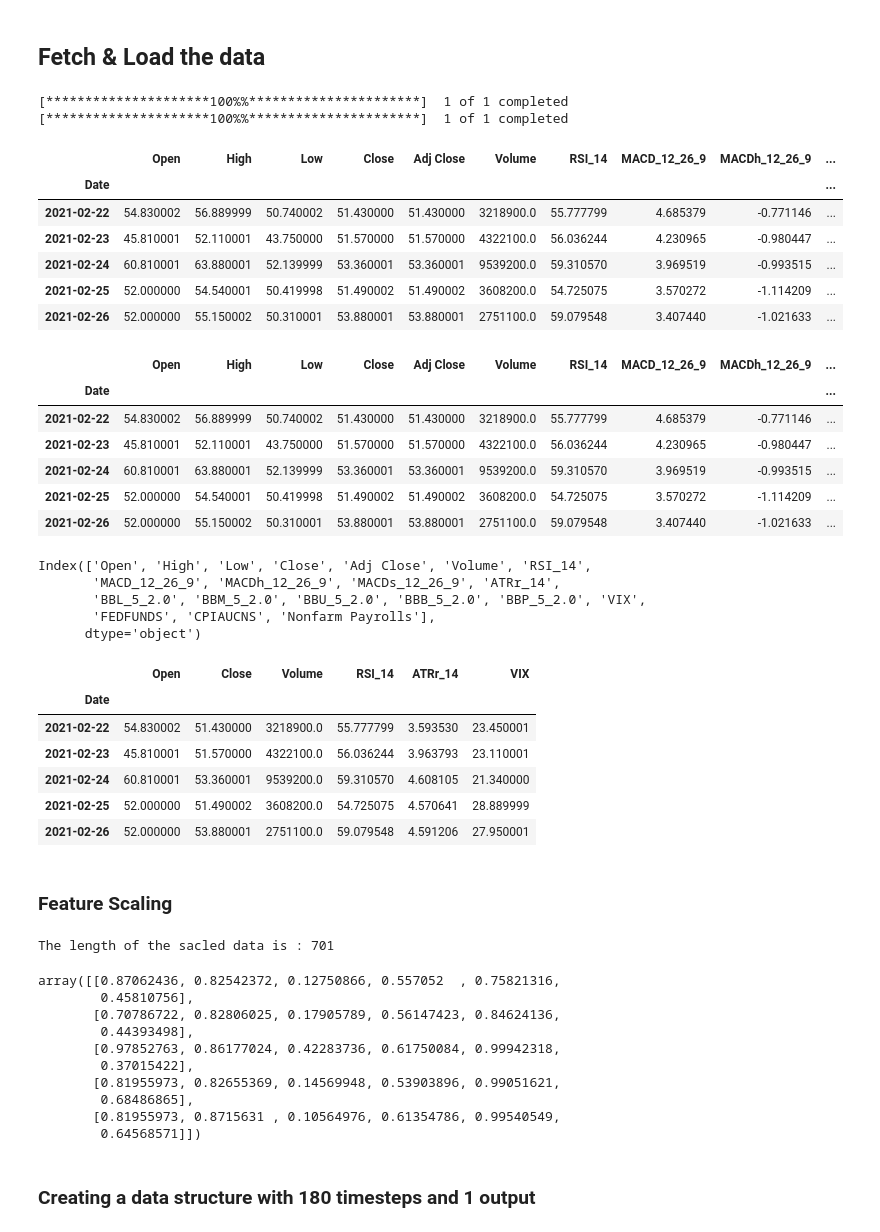
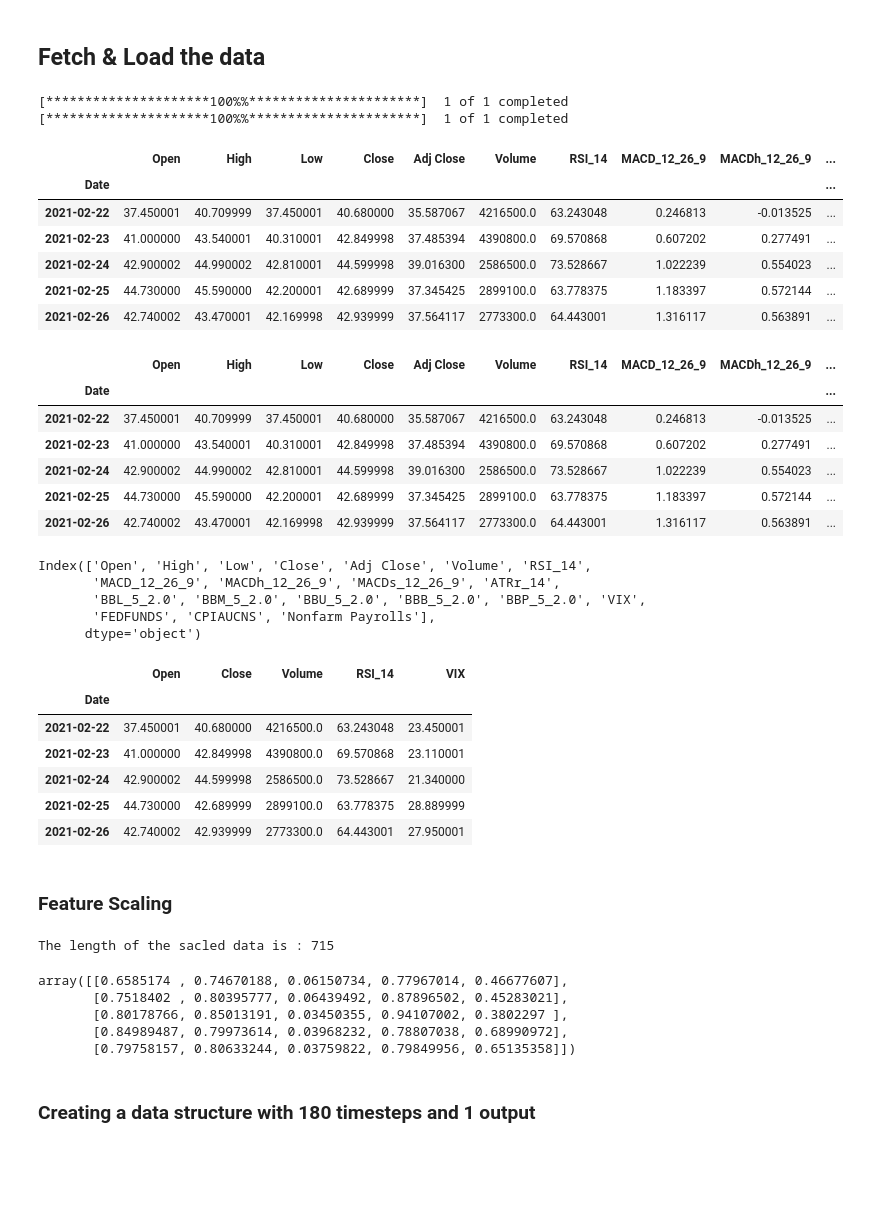
Before and after one commit to obeabi/Stocks_TSA, a Jupyter notebook: StockPrediction.ipynb, the cells around one changed output. Saved outputs shown, nothing was run; the diff lists cells and outputs as text; code cells hidden in the pictures; blank space fills up the shorter version.

```diff
--- a/StockPrediction.ipynb
+++ b/StockPrediction.ipynb
@@ -34,8 +34,8 @@ from keras.layers import Dropout
 ## Fetch & Load the data
 # %%
 # Fetch historical stock data using yfinance
-ticker = 'UPWK'
-start_date , end_date = '2021-01-01' , '2024-01-03'
+ticker = 'VNO'
+start_date , end_date = '2021-01-01' , '2024-01-09'
 
 df = yf.download(ticker, start=start_date, end= end_date)
 
@@ -102,16 +102,16 @@ df.head()
 [*********************100%%**********************]  1 of 1 completed
 |  | Open | High | Low | Close | Adj Close | Volume | RSI_14 | MACD_12_26_9 | MACDh_12_26_9 | ... |
 | Date |  |  |  |  |  |  |  |  |  | ... |
-| 2021-02-22 | 54.830002 | 56.889999 | 50.740002 | 51.430000 | 51.430000 | 3218900.0 | 55.777799 | 4.685379 | -0.771146 | ... |
-| 2021-02-23 | 45.810001 | 52.110001 | 43.750000 | 51.570000 | 51.570000 | 4322100.0 | 56.036244 | 4.230965 | -0.980447 | ... |
-| 2021-02-24 | 60.810001 | 63.880001 | 52.139999 | 53.360001 | 53.360001 | 9539200.0 | 59.310570 | 3.969519 | -0.993515 | ... |
-| 2021-02-25 | 52.000000 | 54.540001 | 50.419998 | 51.490002 | 51.490002 | 3608200.0 | 54.725075 | 3.570272 | -1.114209 | ... |
-| 2021-02-26 | 52.000000 | 55.150002 | 50.310001 | 53.880001 | 53.880001 | 2751100.0 | 59.079548 | 3.407440 | -1.021633 | ... |
+| 2021-02-22 | 37.450001 | 40.709999 | 37.450001 | 40.680000 | 35.587067 | 4216500.0 | 63.243048 | 0.246813 | -0.013525 | ... |
+| 2021-02-23 | 41.000000 | 43.540001 | 40.310001 | 42.849998 | 37.485394 | 4390800.0 | 69.570868 | 0.607202 | 0.277491 | ... |
+| 2021-02-24 | 42.900002 | 44.990002 | 42.810001 | 44.599998 | 39.016300 | 2586500.0 | 73.528667 | 1.022239 | 0.554023 | ... |
+| 2021-02-25 | 44.730000 | 45.590000 | 42.200001 | 42.689999 | 37.345425 | 2899100.0 | 63.778375 | 1.183397 | 0.572144 | ... |
+| 2021-02-26 | 42.740002 | 43.470001 | 42.169998 | 42.939999 | 37.564117 | 2773300.0 | 64.443001 | 1.316117 | 0.563891 | ... |
 # %%
 # Assuming df is your DataFrame with a 'Date' column
 
 # Determine the split index based on the last two days
-split_index = len(df) - 20
+split_index = len(df) - 10
 
 # Split the DataFrame into training and test sets
 dataset_train = df.iloc[:split_index]
@@ -122,11 +122,11 @@ dataset_train.head()
 # %% [output]
 |  | Open | High | Low | Close | Adj Close | Volume | RSI_14 | MACD_12_26_9 | MACDh_12_26_9 | ... |
 | Date |  |  |  |  |  |  |  |  |  | ... |
-| 2021-02-22 | 54.830002 | 56.889999 | 50.740002 | 51.430000 | 51.430000 | 3218900.0 | 55.777799 | 4.685379 | -0.771146 | ... |
-| 2021-02-23 | 45.810001 | 52.110001 | 43.750000 | 51.570000 | 51.570000 | 4322100.0 | 56.036244 | 4.230965 | -0.980447 | ... |
-| 2021-02-24 | 60.810001 | 63.880001 | 52.139999 | 53.360001 | 53.360001 | 9539200.0 | 59.310570 | 3.969519 | -0.993515 | ... |
-| 2021-02-25 | 52.000000 | 54.540001 | 50.419998 | 51.490002 | 51.490002 | 3608200.0 | 54.725075 | 3.570272 | -1.114209 | ... |
-| 2021-02-26 | 52.000000 | 55.150002 | 50.310001 | 53.880001 | 53.880001 | 2751100.0 | 59.079548 | 3.407440 | -1.021633 | ... |
+| 2021-02-22 | 37.450001 | 40.709999 | 37.450001 | 40.680000 | 35.587067 | 4216500.0 | 63.243048 | 0.246813 | -0.013525 | ... |
+| 2021-02-23 | 41.000000 | 43.540001 | 40.310001 | 42.849998 | 37.485394 | 4390800.0 | 69.570868 | 0.607202 | 0.277491 | ... |
+| 2021-02-24 | 42.900002 | 44.990002 | 42.810001 | 44.599998 | 39.016300 | 2586500.0 | 73.528667 | 1.022239 | 0.554023 | ... |
+| 2021-02-25 | 44.730000 | 45.590000 | 42.200001 | 42.689999 | 37.345425 | 2899100.0 | 63.778375 | 1.183397 | 0.572144 | ... |
+| 2021-02-26 | 42.740002 | 43.470001 | 42.169998 | 42.939999 | 37.564117 | 2773300.0 | 64.443001 | 1.316117 | 0.563891 | ... |
 # %%
 df.columns
 # %% [output]
@@ -139,42 +139,42 @@ Index(['Open', 'High', 'Low', 'Close', 'Adj Close', 'Volume', 'RSI_14',
 # Specify the names of the two columns
 column1 = 'Open'
 column2 = 'Close'
 
 # Create a new column with the average
 #dataset_train['Open'] = dataset_train[[column1, column2]].mean(axis=1)
 #dataset_test['Open'] = dataset_test[[column1, column2]].mean(axis=1)
 
 # You can use 'Open' rather than 'Price'
-features = ['Open','Close', 'Volume', 'RSI_14','ATRr_14','VIX']
+features = ['Open','Close', 'Volume', 'RSI_14','VIX']
 #features = ['Open', 'Close', 'Volume']
 #features = ['Open','price', 'Close', 'Volume', 'RSI_14', 'MACD_12_26_9', 'MACDh_12_26_9','MACDs_12_26_9', 'ATRr_14', 'VIX', 'FEDFUNDS', 'CPIAUCNS']
 
 dataset_train= dataset_train[features].copy()
 dataset_test= dataset_test[features].copy()
 no_indicators = len(features)
 
 
 # Drop rows with missing data
 dataset_train.dropna(inplace= True)
 # Fill missing values in columns 'A' and 'B' using backfill
 #columns_to_fill = features
 #dataset_train[columns_to_fill] = dataset_train[columns_to_fill].fillna(method='bfill')
 
 # Columns to be scaled (excluding Federal Funds Rate)
-columns_to_scale = ['Open', 'Close', 'Volume', 'RSI_14', 'VIX']
+#columns_to_scale = ['Open', 'Volume', 'RSI_14', 'VIX']
 
 train_features = dataset_train.iloc[:, 0:].values
 
 
 dataset_train.head()
 # %% [output]
-|  | Open | Close | Volume | RSI_14 | ATRr_14 | VIX |
-| Date |  |  |  |  |  |  |
-| 2021-02-22 | 54.830002 | 51.430000 | 3218900.0 | 55.777799 | 3.593530 | 23.450001 |
-| 2021-02-23 | 45.810001 | 51.570000 | 4322100.0 | 56.036244 | 3.963793 | 23.110001 |
-| 2021-02-24 | 60.810001 | 53.360001 | 9539200.0 | 59.310570 | 4.608105 | 21.340000 |
-| 2021-02-25 | 52.000000 | 51.490002 | 3608200.0 | 54.725075 | 4.570641 | 28.889999 |
-| 2021-02-26 | 52.000000 | 53.880001 | 2751100.0 | 59.079548 | 4.591206 | 27.950001 |
+|  | Open | Close | Volume | RSI_14 | VIX |
+| Date |  |  |  |  |  |
+| 2021-02-22 | 37.450001 | 40.680000 | 4216500.0 | 63.243048 | 23.450001 |
+| 2021-02-23 | 41.000000 | 42.849998 | 4390800.0 | 69.570868 | 23.110001 |
+| 2021-02-24 | 42.900002 | 44.599998 | 2586500.0 | 73.528667 | 21.340000 |
+| 2021-02-25 | 44.730000 | 42.689999 | 2899100.0 | 63.778375 | 28.889999 |
+| 2021-02-26 | 42.740002 | 42.939999 | 2773300.0 | 64.443001 | 27.950001 |
 # %% [markdown]
 ### Feature Scaling
 # %%
@@ -185,17 +185,12 @@ print("The length of the sacled data is :" ,len(training_set_scaled) )
 print()
 training_set_scaled[0:5]
 # %% [output]
-The length of the sacled data is : 701
+The length of the sacled data is : 715
-array([[0.87062436, 0.82542372, 0.12750866, 0.557052  , 0.75821316,
-        0.45810756],
-       [0.70786722, 0.82806025, 0.17905789, 0.56147423, 0.84624136,
-        0.44393498],
-       [0.97852763, 0.86177024, 0.42283736, 0.61750084, 0.99942318,
-        0.37015422],
-       [0.81955973, 0.82655369, 0.14569948, 0.53903896, 0.99051621,
-        0.68486865],
-       [0.81955973, 0.8715631 , 0.10564976, 0.61354786, 0.99540549,
-        0.64568571]])
+array([[0.6585174 , 0.74670188, 0.06150734, 0.77967014, 0.46677607],
+       [0.7518402 , 0.80395777, 0.06439492, 0.87896502, 0.45283021],
+       [0.80178766, 0.85013191, 0.03450355, 0.94107002, 0.3802297 ],
+       [0.84989487, 0.79973614, 0.03968232, 0.78807038, 0.68990972],
+       [0.79758157, 0.80633244, 0.03759822, 0.79849956, 0.65135358]])
 # %% [markdown]
 ### Creating a data structure with 180 timesteps and 1 output
 # %%
```
Also changed, not shown: parts of 7 cells of this notebook.
